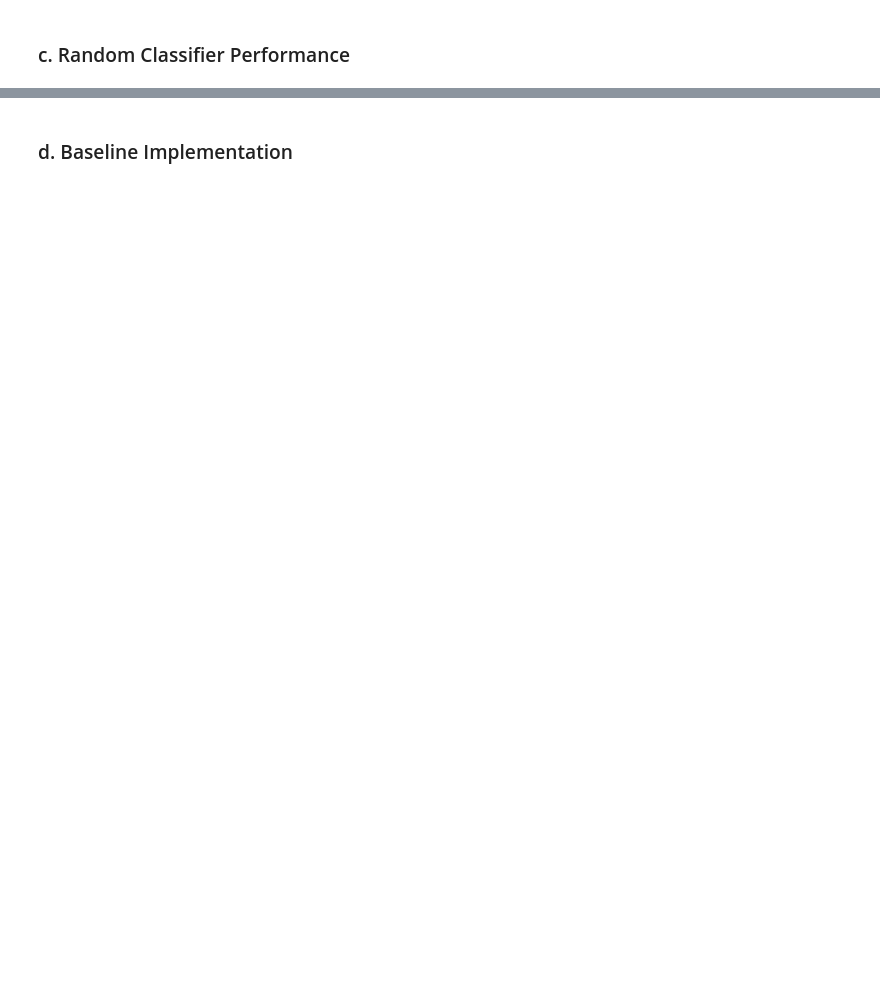
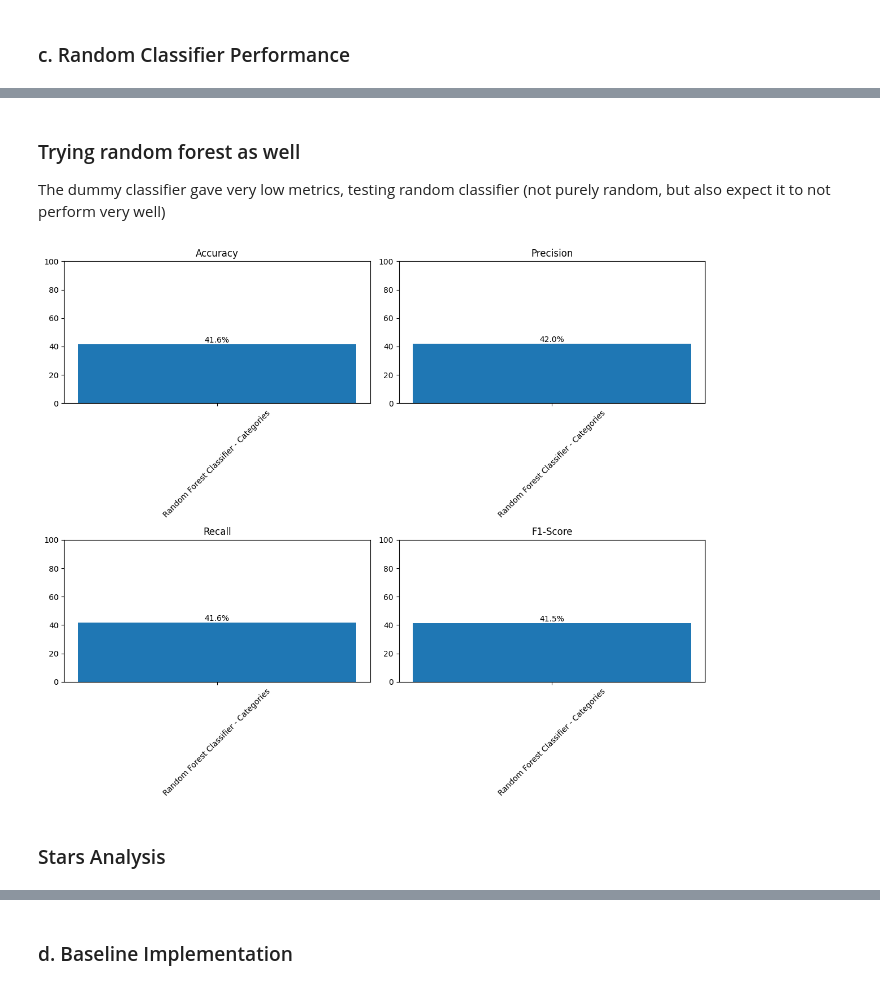
Before and after one commit to majoargote/advanced_nlp_final, a Jupyter notebook: scripts/Part_1.ipynb, the cells around one changed output, grey strips where cells are left out. Drawn from its saved outputs; the diff is of its cells as text; code cells hidden in the pictures; blank space fills up the shorter version.

```diff
--- a/scripts/Part_1.ipynb
+++ b/scripts/Part_1.ipynb
@@ -90,0 +125,32 @@ from scripts.utils import Metrics
+# %% [markdown]
+### Trying random forest as well
+
+The dummy classifier gave very low metrics, testing random classifier (not purely random, but also expect it to not perform very well)
+# %%
+# AI Co-pilot assisted coding below for categories
+
+# from the EDA we know that there are 22 categories, under "category" column
+
+X_train, X_test, y_train, y_test = train_test_split(df["processed_review"], df["category"], test_size=0.2, random_state=SEED)
+
+# join the token lists back into strings for TF-IDF
+X_texts_joined = [' '.join(tokens) for tokens in X_train]
+X_test_texts_joined = [' '.join(tokens) for tokens in X_test]
+
+# TF-IDF baseline (trained on all labeled training data)
+# n_jobs=-1 uses all CPU cores; n_estimators=50 is enough for a baseline on 123k samples
+RF_pipeline = Pipeline([
+    ("tfidf", TfidfVectorizer(max_features=2000, ngram_range=(1, 2))),
+    ("clf", RandomForestClassifier(n_estimators=50, n_jobs=-1, random_state=SEED))])
+
+RF_pipeline.fit(X_texts_joined, y_train)
+y_pred = RF_pipeline.predict(X_test_texts_joined)
+
+
+metrics_val = Metrics()
+metrics_val.run(y_test, y_pred, "Random Forest Classifier - Categories")
+metrics_val.plot()
+# %% [output]
+[figure, added]
+# %% [markdown]
+### Stars Analysis
```
Also changed, not shown: parts of 11 cells of this notebook, 1 other file.
